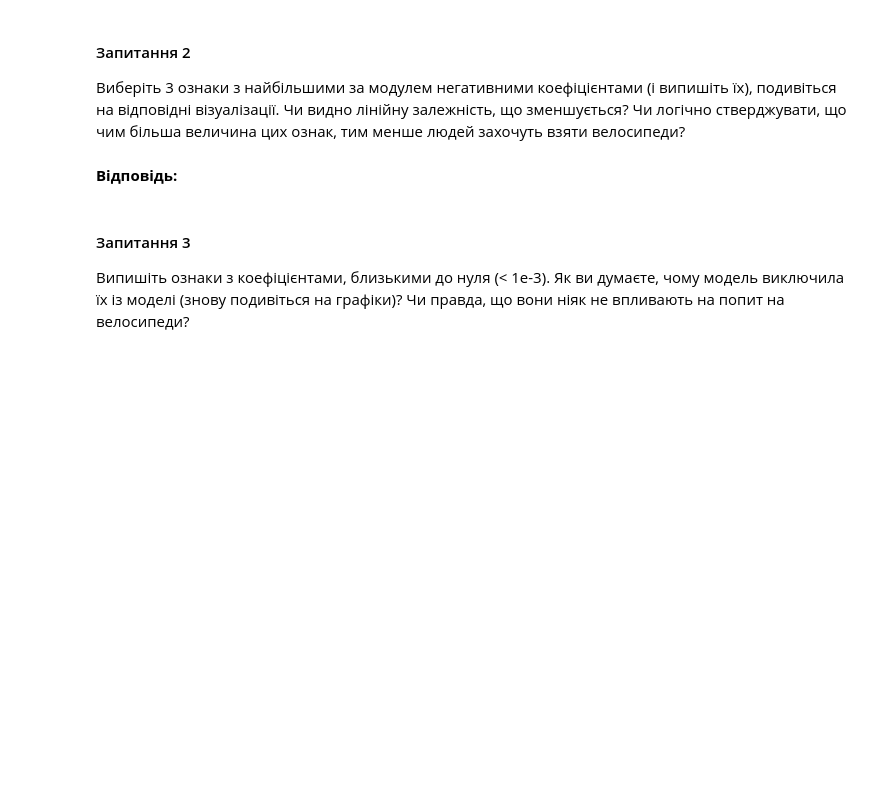
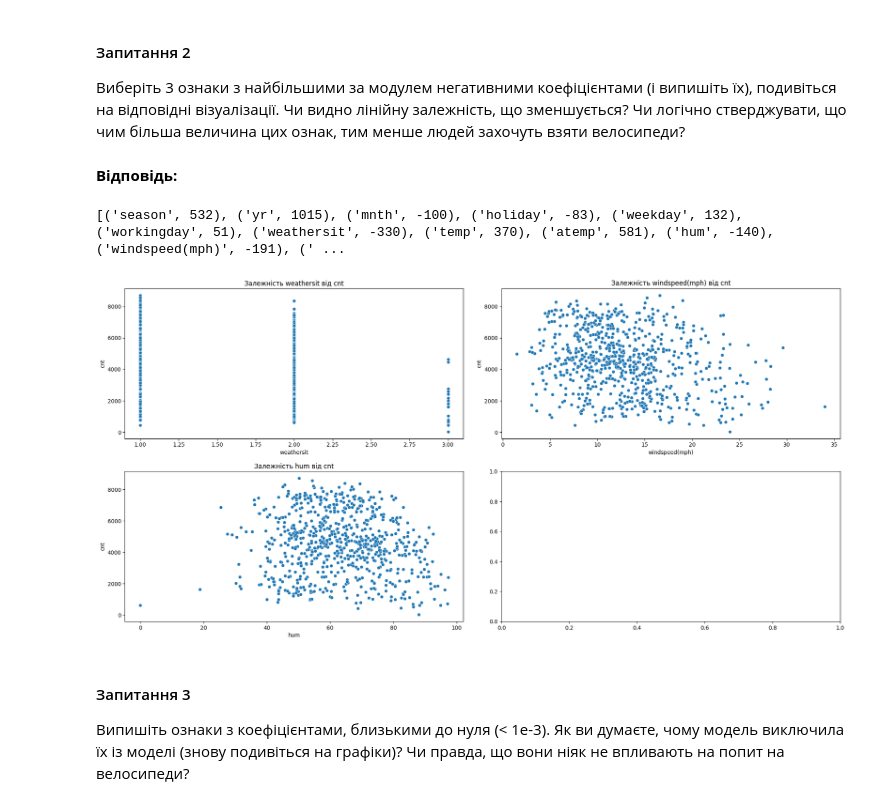
Before and after one commit to Lis198407/goit-ds-hw07, a Jupyter notebook: lytvinenko_ihor_OverfittingHomeWork.ipynb, the cells around one changed output. Cells and saved outputs as stored; diff of their text form; code cells hidden in the pictures; blank space fills up the shorter version.

```diff
--- a/lytvinenko_ihor_OverfittingHomeWork.ipynb
+++ b/lytvinenko_ihor_OverfittingHomeWork.ipynb
@@ -438,3 +462,24 @@ __Відповідь:__
+# %%
+coefs = regressor.coef_.astype(int)
+columns = df.columns
+data = list(zip(columns,coefs))
+print(data)
+# lowest is: 'weathersit','windspeed(mph)','hum'
+
+attributes = ['weathersit','windspeed(mph)','hum']
+fig, sub_plot = plt.subplots(nrows=2, ncols=2, figsize=(20, 10))
+fig.tight_layout(pad=4.0)
+
+for i, attribute in enumerate(attributes):
+    row, col = divmod(i, 2)
+    sns.scatterplot(ax=sub_plot[row, col], x=df[attribute], y=y)
+    sub_plot[row, col].set_title(f'Залежність {attribute} від cnt')
+plt.show()
+# Чи видно лінійну залежність, що зменшується? - 'weathersit' - так, бо 4-найгірша погода. windspeed(mph) - так, 'hum' - зменшується після 80%, що логічно. так при зростанні від 80 до 100 зменшується.
+# Чи логічно стверджувати, що чим більша величина цих ознак, тим менше людей захочуть взяти велосипеди? так
+# %% [output]
+[('season', 532), ('yr', 1015), ('mnth', -100), ('holiday', -83), ('weekday', 132), ('workingday', 51), ('weathersit', -330), ('temp', 370), ('atemp', 581), ('hum', -140), ('windspeed(mph)', -191), (' ...
+[figure, added]
 # %% [markdown]
 #### Запитання 3
 
```
Also changed, not shown: parts of 11 cells of this notebook.
